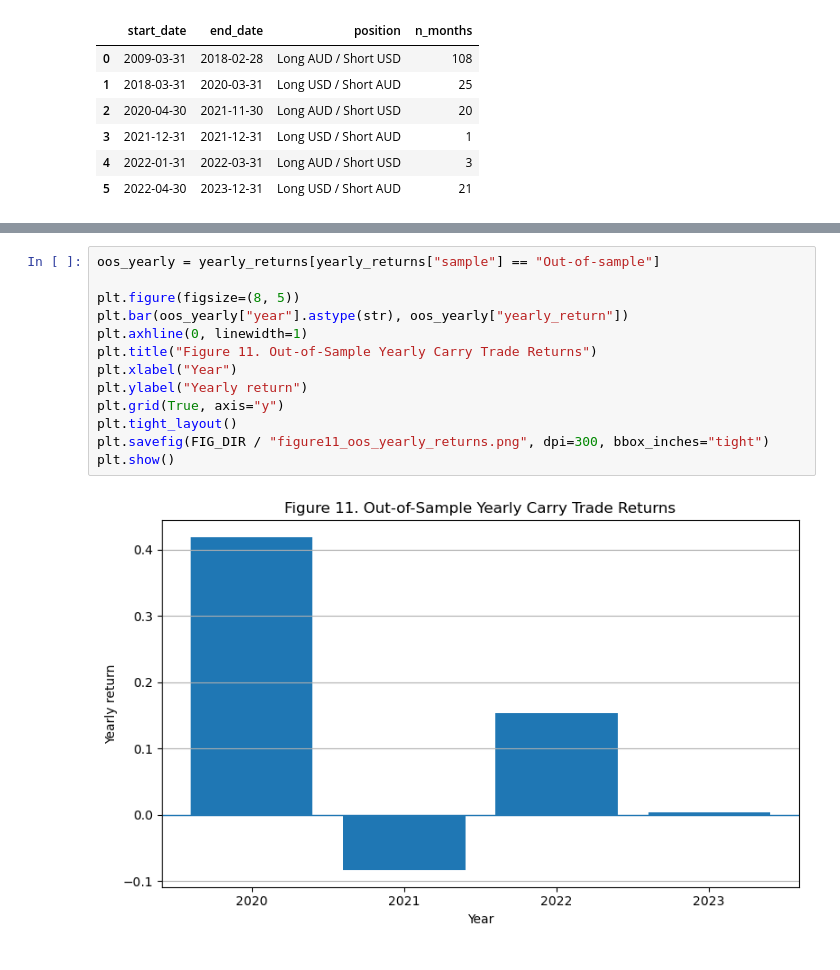
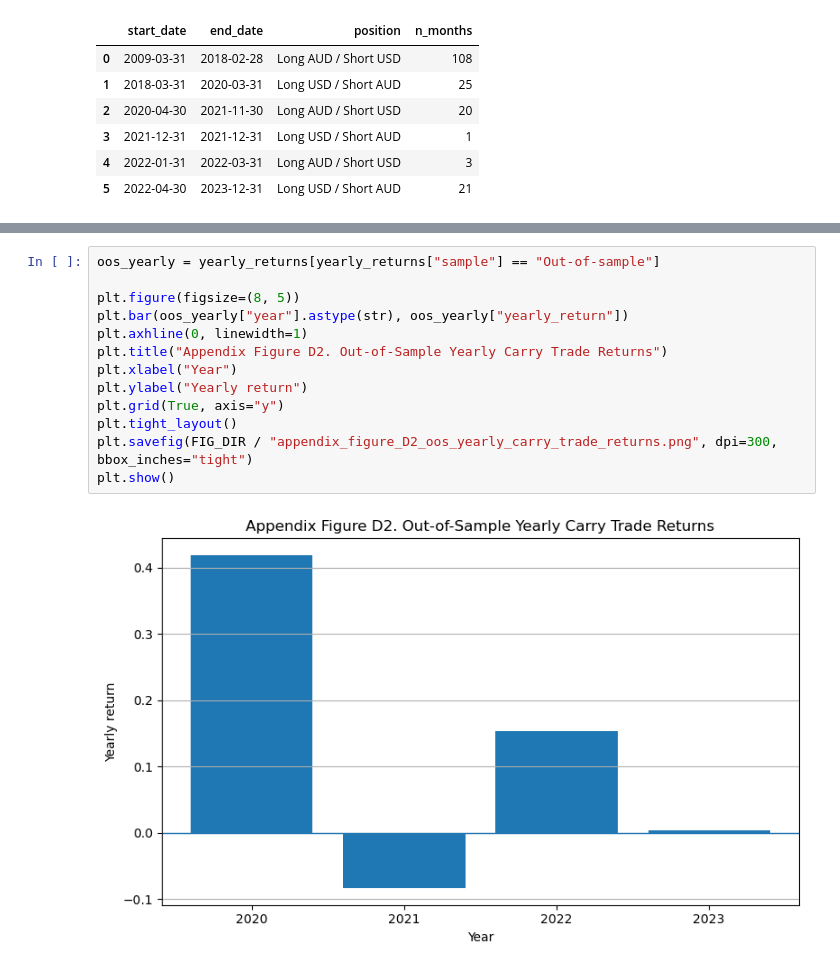
Before and after one commit to marwanferreira/audusd-carry-uip-ppp, a Jupyter notebook: notebooks/03_part3_carry_trade_audusd.ipynb, the cells around one changed output, grey strips where cells are left out. Drawn from its saved outputs; the diff is of its cells as text.

```diff
--- a/notebooks/03_part3_carry_trade_audusd.ipynb
+++ b/notebooks/03_part3_carry_trade_audusd.ipynb
@@ -490,18 +534,18 @@ plt.show()
 # %%
 oos_yearly = yearly_returns[yearly_returns["sample"] == "Out-of-sample"]
 
 plt.figure(figsize=(8, 5))
 plt.bar(oos_yearly["year"].astype(str), oos_yearly["yearly_return"])
 plt.axhline(0, linewidth=1)
-plt.title("Figure 11. Out-of-Sample Yearly Carry Trade Returns")
+plt.title("Appendix Figure D2. Out-of-Sample Yearly Carry Trade Returns")
 plt.xlabel("Year")
 plt.ylabel("Yearly return")
 plt.grid(True, axis="y")
 plt.tight_layout()
-plt.savefig(FIG_DIR / "figure11_oos_yearly_returns.png", dpi=300, bbox_inches="tight")
+plt.savefig(FIG_DIR / "appendix_figure_D2_oos_yearly_carry_trade_returns.png", dpi=300, bbox_inches="tight")
 plt.show()
 # %% [output]
-[figure, old version]
+[figure, new version]
 # %%
 plt.figure(figsize=(11, 5))
 plt.plot(strategy["Date"], strategy["rolling_12m_return"])
```
Also changed, not shown: parts of 13 cells of this notebook, 13 other files.
